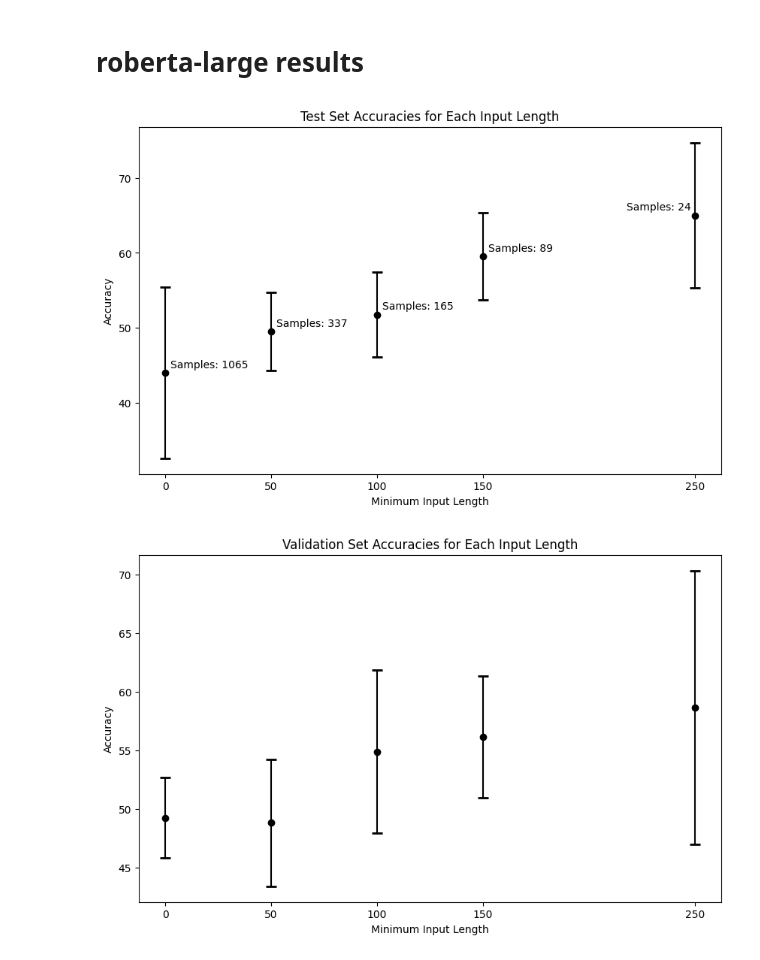
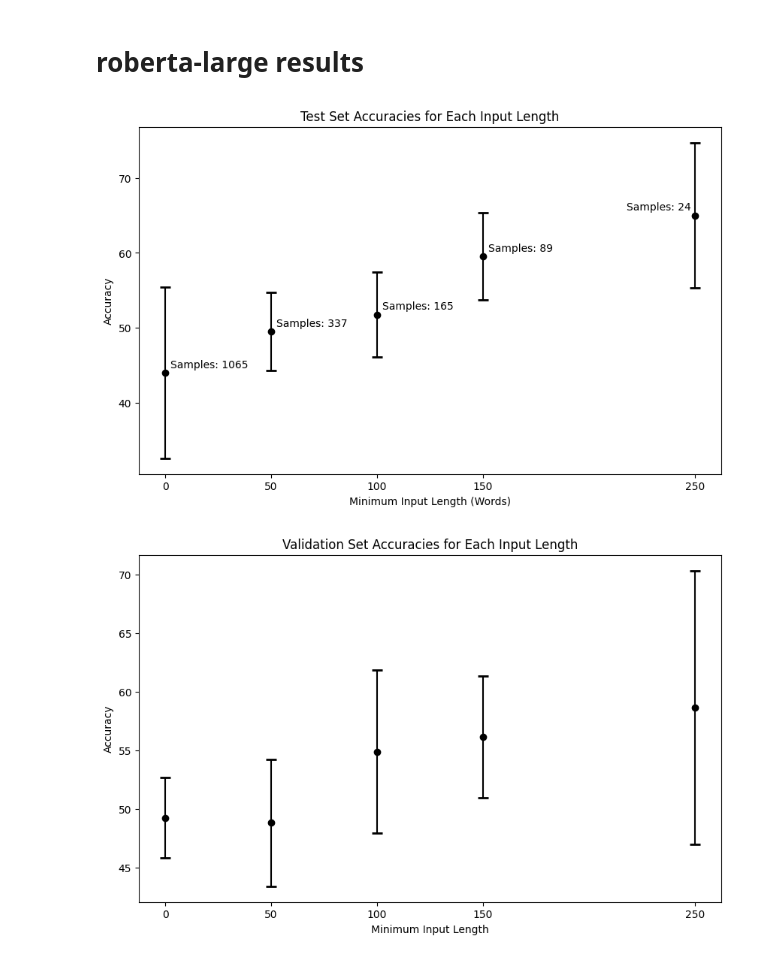
Before and after one commit to Fred-Bred/SDS-thesis, a Jupyter notebook: src/plotting.ipynb, the cells around one changed output. Cells and saved outputs as stored; diff of their text form; code cells hidden in the pictures.

Commit message:
Improve acc/len plot axis label

```diff
--- a/src/plotting.ipynb
+++ b/src/plotting.ipynb
@@ -13,35 +13,35 @@ n_samples = [1065, 337, 165, 89, 24]
 # %%
 import matplotlib.pyplot as plt
 
 # Data
 input_lens = [0, 50, 100, 150, 250]
 accuracies = [43.98, 49.5, 51.76, 59.55, 65.0]
 stds = [11.41, 5.21, 5.69, 5.82, 9.72]
 n_samples = [1065, 337, 165, 89, 24]
 
 # Plot
 plt.figure(figsize=(10, 6))
 plt.errorbar(input_lens, accuracies, yerr=stds, fmt='o', capsize=5, capthick=2, ecolor='black', color='black', label='Accuracy')
 for i, acc in enumerate(accuracies):
     if i == len(accuracies) - 1:  # If this is the last point
         plt.annotate(f'Samples: {n_samples[i]}', (input_lens[i], acc), xytext=(-65, 5), textcoords='offset points')
     else:
         plt.annotate(f'Samples: {n_samples[i]}', (input_lens[i], acc), xytext=(5, 5), textcoords='offset points')
 
 # Axes labels
-plt.xlabel('Minimum Input Length')
+plt.xlabel('Minimum Input Length (Words)')
 plt.ylabel('Accuracy')
 
 plt.xticks(input_lens)
 
 # Title
 plt.title('Test Set Accuracies for Each Input Length')
 
 # Save and show plot
 plt.savefig('../TeX/figures/roberta-large_acc_for_min_len.png')
 plt.show()
 # %% [output]
-[figure, old version]
+[figure, new version]
 # %%
 import matplotlib.pyplot as plt
 
```
Also changed, not shown: 1 other file.
